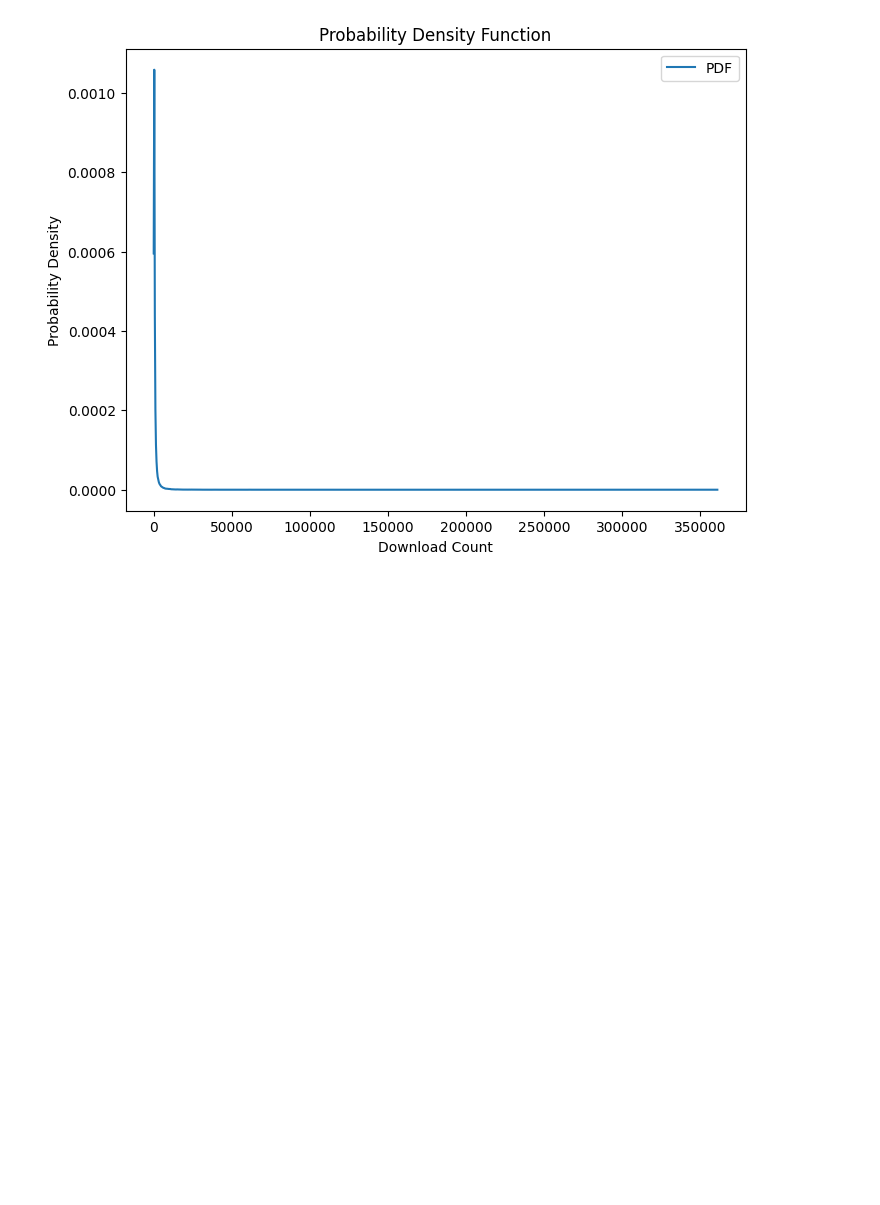
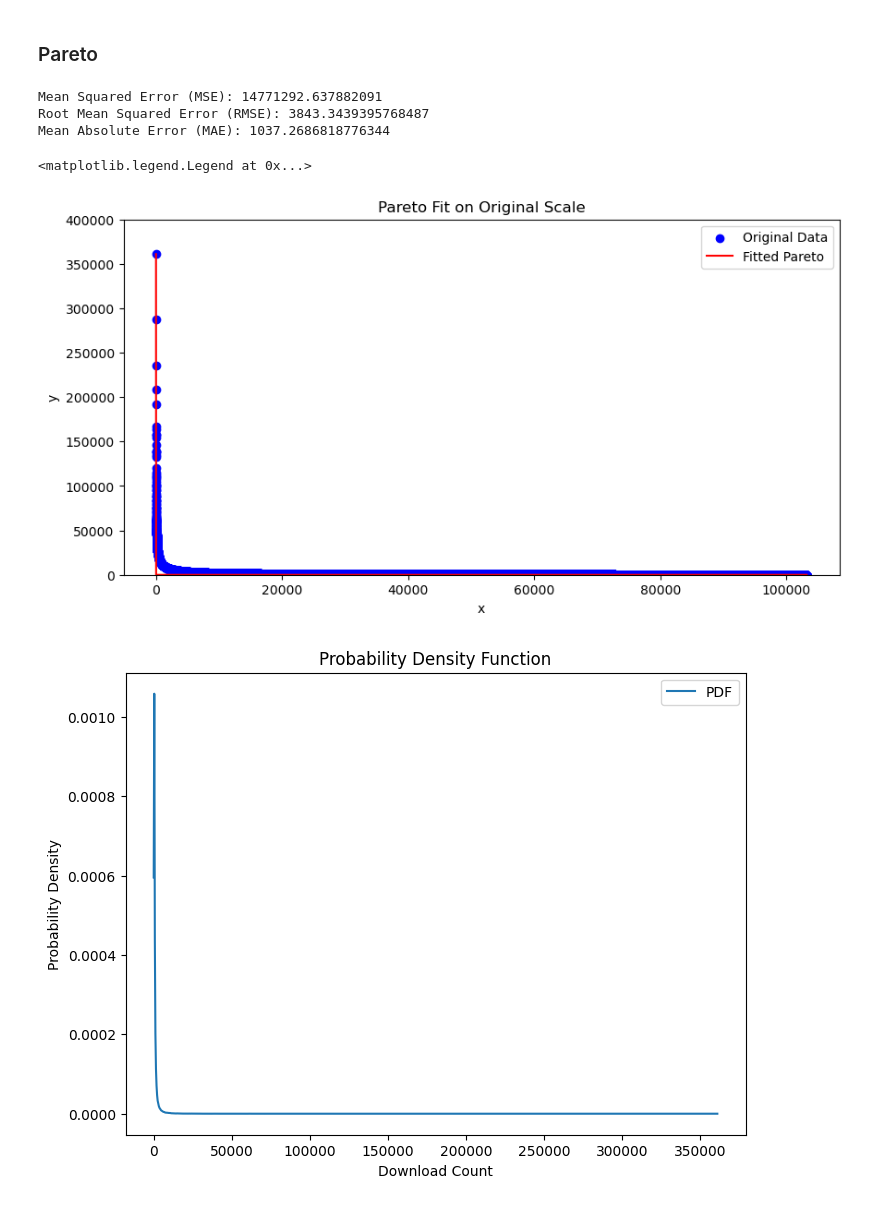
Before and after one commit to ZhengxuYan/lora-scale-simulator, a Jupyter notebook: simulator/fit_distribution.ipynb, the cells around one changed output. Cells and saved outputs as stored; diff of their text form; code cells hidden in the pictures; blank space fills up the shorter version.

Commit message:
add lognormal, pareto

```diff
--- a/simulator/fit_distribution.ipynb
+++ b/simulator/fit_distribution.ipynb
@@ -92,3 +152,48 @@ Mean Absolute Error (MAE): 2555.664691110258
+# %% [markdown]
+### Pareto
+# %%
+x = np.array([d[0] for d in data]) + 1  # Add 1 to avoid log(0)
+y = np.array([d[1] for d in data])
+
+#function declaration with additional offset parameter
+def Pareto(x, a, x_min):
+    return (a * (x_min**a)) / (x**(a+1))
+
+a = 0.00151
+popt, pcov = curve_fit(Pareto, x, y, p0=[a, np.min(x)])
+
+# Compute fitted y values
+fitted_y = Pareto(x, *popt)
+
+# Calculate performance metrics
+mse = np.mean((y - fitted_y)**2)
+rmse = np.sqrt(mse)
+mae = np.mean(np.abs(y - fitted_y))
+
+print(f"Mean Squared Error (MSE): {mse}")
+print(f"Root Mean Squared Error (RMSE): {rmse}")
+print(f"Mean Absolute Error (MAE): {mae}")
+
+
+# Plotting the results
+plt.figure(figsize=(10, 5))
+
+# Original Data
+plt.scatter(x, y, color='blue', label='Original Data')
+plt.plot(x, fitted_y, color='red', label='Fitted Pareto')
+plt.ylim(0, 400000)
+
+
+plt.xlabel('x')
+plt.ylabel('y')
+plt.title('Pareto Fit on Original Scale')
+plt.legend()
+# %% [output]
+Mean Squared Error (MSE): 14771292.637882091
+Root Mean Squared Error (RMSE): 3843.3439395768487
+Mean Absolute Error (MAE): 1037.2686818776344
+<matplotlib.legend.Legend at 0x...>
+[figure, added]
 # %%
 # Convert the list to a pandas Series
 data = pd.Series(lora_download_count)
```
Also changed, not shown: parts of 7 cells of this notebook.
